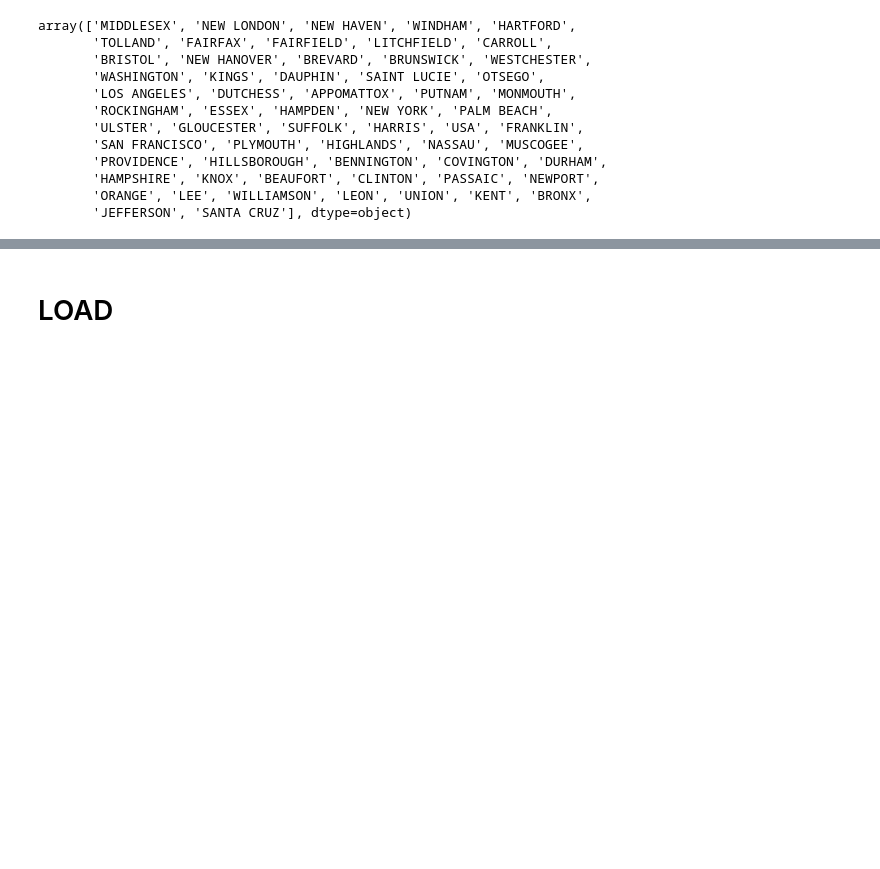
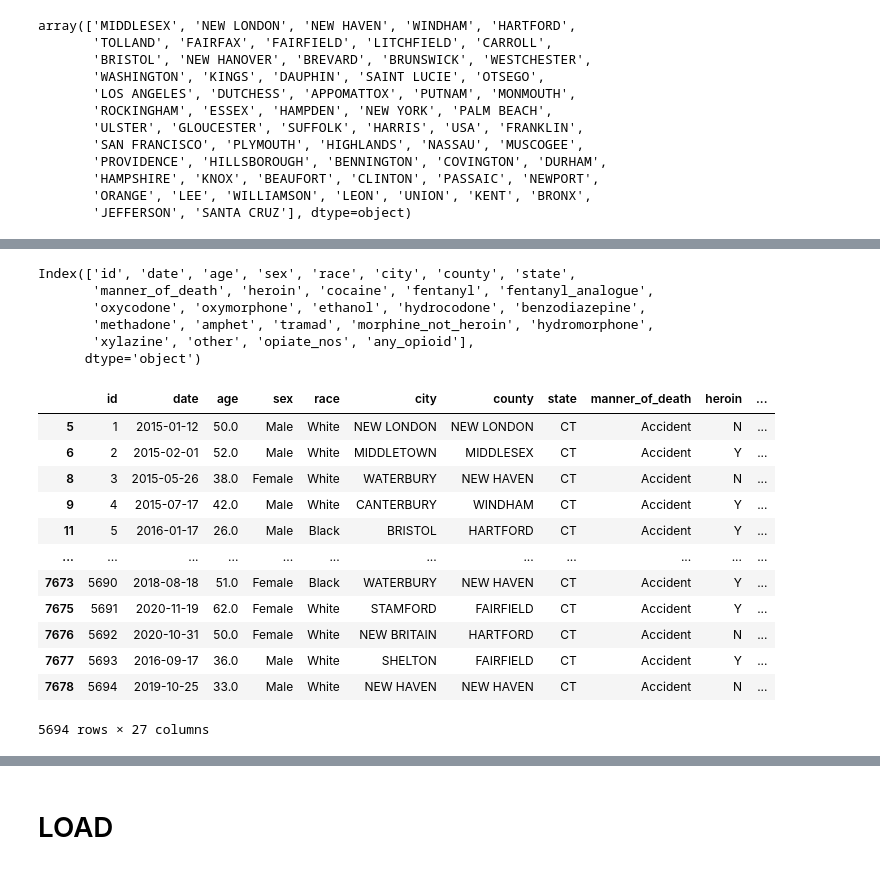
Before and after one commit to KeSavanh/Drug_Overdose_Death_Connecticut, a Jupyter notebook: ETL_project.ipynb, the cells around one changed output, grey strips where cells are left out. Saved outputs shown, nothing was run; the diff lists cells and outputs as text; code cells hidden in the pictures; blank space fills up the shorter version.

Commit message:
working on drug_type

```diff
--- a/ETL_project.ipynb
+++ b/ETL_project.ipynb
@@ -472,0 +626,6 @@ SyntaxError: invalid character in identifier (<ipython-input-153-fe7b8d984cd9>,
+# %%
+# Create index for the dataframe
+drug_death_df.insert(0, 'id', range(1, 1+ len(drug_death_df)))
+# %%
+drug_death_df.set_index("id")
+drug_death_df.head(3)
@@ -472,0 +638,8 @@ SyntaxError: invalid character in identifier (<ipython-input-153-fe7b8d984cd9>,
+# %%
+# Split drug_death_df into two dataframes
+tar_cols1 = ['id', 'date', 'age', 'sex', 'race', 'city', 'county', 'state', 'manner_of_death', 'cause_of_death']
+death_df = drug_death_df[tar_cols1].copy()
+tar_cols2 = ['id','date', 'age', 'sex', 'race', 'city', 'county', 'state', 'manner_of_death', 'heroin', 'cocaine', 'fentanyl',
+            'fentanyl_analogue', 'oxycodone', 'oxymorphone', 'ethanol', 'hydrocodone', 'benzodiazepine','methadone',
+            'amphet', 'tramad', 'morphine_not_heroin', 'hydromorphone','xylazine', 'other', 'opiate_nos', 'any_opioid']
+drug_type_df = drug_death_df[tar_cols2].copy()
@@ -472,0 +655,33 @@ SyntaxError: invalid character in identifier (<ipython-input-153-fe7b8d984cd9>,
+# %%
+drug_type_df.columns
+# %% [output]
+Index(['id', 'date', 'age', 'sex', 'race', 'city', 'county', 'state',
+       'manner_of_death', 'heroin', 'cocaine', 'fentanyl', 'fentanyl_analogue',
+       'oxycodone', 'oxymorphone', 'ethanol', 'hydrocodone', 'benzodiazepine',
+       'methadone', 'amphet', 'tramad', 'morphine_not_heroin', 'hydromorphone',
+       'xylazine', 'other', 'opiate_nos', 'any_opioid'],
+      dtype='object')
+# %%
+# drug_type_df['heroin'].replace({'NaN':'N'}, inplace=True)
+drug_list = ['heroin', 'cocaine', 'fentanyl', 'fentanyl_analogue',
+       'oxycodone', 'oxymorphone', 'ethanol', 'hydrocodone', 'benzodiazepine',
+       'methadone', 'amphet', 'tramad', 'morphine_not_heroin', 'hydromorphone',
+       'xylazine', 'other', 'opiate_nos', 'any_opioid']
+for x in drug_list:
+   drug_type_df[x] = drug_type_df[x].replace(np.nan, 'N')
+# %%
+drug_type_df
+# %% [output]
+|  | id | date | age | sex | race | city | county | state | manner_of_death | heroin | ... |
+| 5 | 1 | 2015-01-12 | 50.0 | Male | White | NEW LONDON | NEW LONDON | CT | Accident | N | ... |
+| 6 | 2 | 2015-02-01 | 52.0 | Male | White | MIDDLETOWN | MIDDLESEX | CT | Accident | Y | ... |
+| 8 | 3 | 2015-05-26 | 38.0 | Female | White | WATERBURY | NEW HAVEN | CT | Accident | N | ... |
+| 9 | 4 | 2015-07-17 | 42.0 | Male | White | CANTERBURY | WINDHAM | CT | Accident | Y | ... |
+| 11 | 5 | 2016-01-17 | 26.0 | Male | Black | BRISTOL | HARTFORD | CT | Accident | Y | ... |
+| ... | ... | ... | ... | ... | ... | ... | ... | ... | ... | ... | ... |
+| 7673 | 5690 | 2018-08-18 | 51.0 | Female | Black | WATERBURY | NEW HAVEN | CT | Accident | Y | ... |
+| 7675 | 5691 | 2020-11-19 | 62.0 | Female | White | STAMFORD | FAIRFIELD | CT | Accident | Y | ... |
+| 7676 | 5692 | 2020-10-31 | 50.0 | Female | White | NEW BRITAIN | HARTFORD | CT | Accident | N | ... |
+| 7677 | 5693 | 2016-09-17 | 36.0 | Male | White | SHELTON | FAIRFIELD | CT | Accident | Y | ... |
+| 7678 | 5694 | 2019-10-25 | 33.0 | Male | White | NEW HAVEN | NEW HAVEN | CT | Accident | N | ... |
+5694 rows × 27 columns
```
Also changed, not shown: parts of 31 cells of this notebook, 2 other files.
